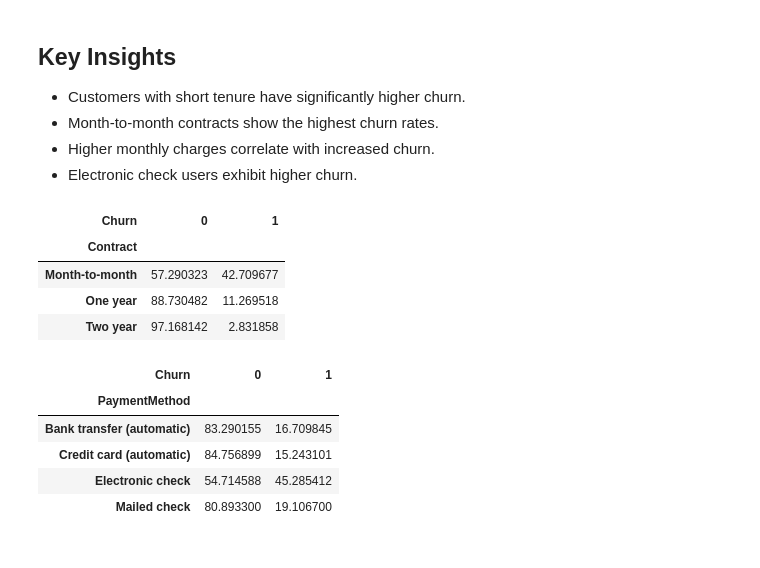
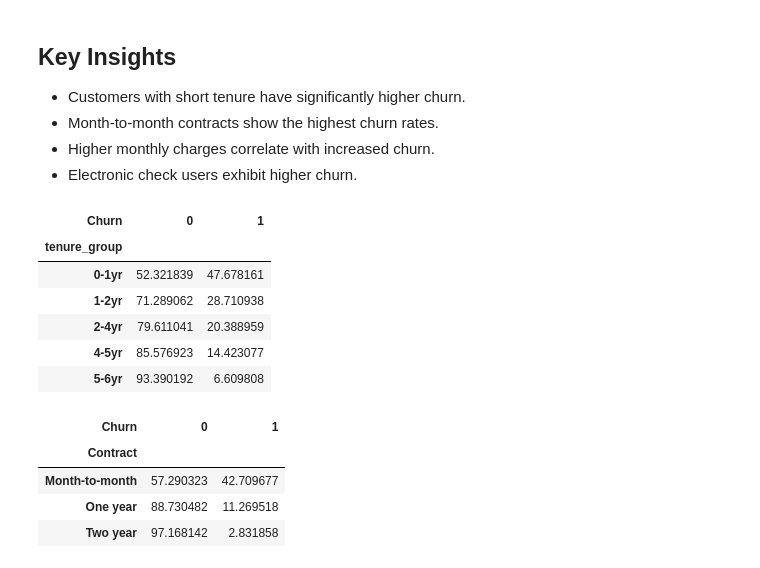
Before and after one commit to khareparth12-sketch/churn-analysis-sql-python-powerbi, a Jupyter notebook: notebooks/03_eda_churn.ipynb, the cells around one changed output. Drawn from its saved outputs; the diff is of its cells as text; code cells hidden in the pictures.

```diff
--- a/notebooks/03_eda_churn.ipynb
+++ b/notebooks/03_eda_churn.ipynb
@@ -105,20 +105,27 @@ Name: Churn, dtype: float64
 - Month-to-month contracts show the highest churn rates.
 - Higher monthly charges correlate with increased churn.
 - Electronic check users exhibit higher churn.
-# %%
-pd.crosstab(eda_df['Contract'], eda_df['Churn'], normalize='index') * 100
-# %% [output]
-| Churn | 0 | 1 |
-| Contract |  |  |
-| Month-to-month | 57.290323 | 42.709677 |
-| One year | 88.730482 | 11.269518 |
-| Two year | 97.168142 | 2.831858 |
-# %%
-pd.crosstab(eda_df['PaymentMethod'], eda_df['Churn'], normalize='index') * 100
-# %% [output]
-| Churn | 0 | 1 |
-| PaymentMethod |  |  |
-| Bank transfer (automatic) | 83.290155 | 16.709845 |
-| Credit card (automatic) | 84.756899 | 15.243101 |
-| Electronic check | 54.714588 | 45.285412 |
-| Mailed check | 80.893300 | 19.106700 |
+# %%
+eda_df['tenure_group'] = pd.cut(
+    eda_df['tenure'],
+    bins=[0, 12, 24, 48, 60, 72],
+    labels=['0-1yr', '1-2yr', '2-4yr', '4-5yr', '5-6yr']
+)
+
+pd.crosstab(eda_df['tenure_group'], eda_df['Churn'], normalize='index') * 100
+# %% [output]
+| Churn | 0 | 1 |
+| tenure_group |  |  |
+| 0-1yr | 52.321839 | 47.678161 |
+| 1-2yr | 71.289062 | 28.710938 |
+| 2-4yr | 79.611041 | 20.388959 |
+| 4-5yr | 85.576923 | 14.423077 |
+| 5-6yr | 93.390192 | 6.609808 |
+# %%
+pd.crosstab(eda_df['Contract'], eda_df['Churn'], normalize='index') * 100
+# %% [output]
+| Churn | 0 | 1 |
+| Contract |  |  |
+| Month-to-month | 57.290323 | 42.709677 |
+| One year | 88.730482 | 11.269518 |
+| Two year | 97.168142 | 2.831858 |
```
Also changed, not shown: parts of 12 cells of this notebook, 2 other files.
